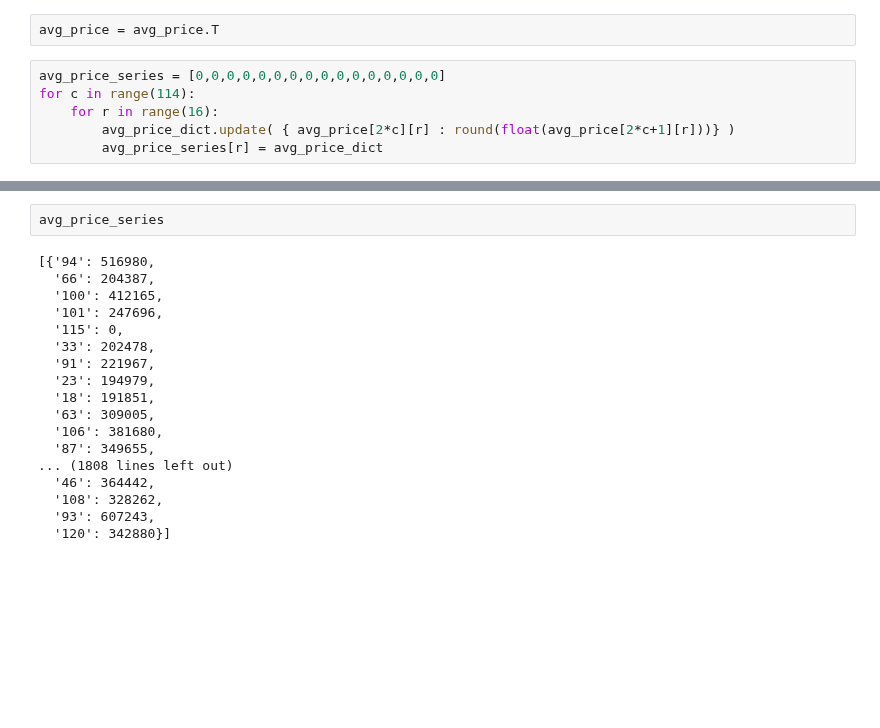
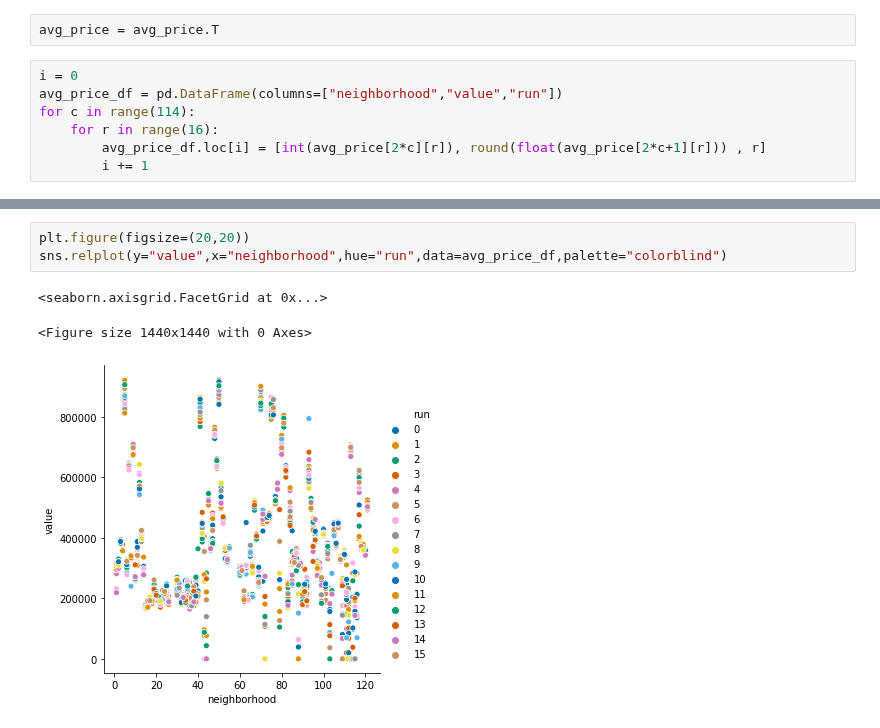
Before and after one commit to J-h-V/OpenDataDenHaag, a Jupyter notebook: Python/Verification Normal Runs.ipynb, the cells around one changed output, grey strips where cells are left out. Drawn from its saved outputs; the diff is of its cells as text; blank space fills up the shorter version.

Commit message:
Updated plots on verification of normal runs

```diff
--- a/Python/Verification Normal Runs.ipynb
+++ b/Python/Verification Normal Runs.ipynb
@@ -19,8 +19,9 @@ for r in df[df["[step]"]==40]["KPI-avg_price"]:
 # %%
 avg_price = avg_price.T
 # %%
-avg_price_series = [0,0,0,0,0,0,0,0,0,0,0,0,0,0,0,0]
+i = 0
+avg_price_df = pd.DataFrame(columns=["neighborhood","value","run"])
 for c in range(114):
     for r in range(16):
-        avg_price_dict.update( { avg_price[2*c][r] : round(float(avg_price[2*c+1][r]))} )
-        avg_price_series[r] = avg_price_dict
+        avg_price_df.loc[i] = [int(avg_price[2*c][r]), round(float(avg_price[2*c+1][r])) , r]
+        i += 1
@@ -48,20 +28,7 @@ avg_price
-# %%
-avg_price_series
-# %% [output]
-[{'94': 516980,
-  '66': 204387,
-  '100': 412165,
-  '101': 247696,
-  '115': 0,
-  '33': 202478,
-  '91': 221967,
-  '23': 194979,
-  '18': 191851,
-  '63': 309005,
-  '106': 381680,
-  '87': 349655,
-... (1808 lines left out)
-  '46': 364442,
-  '108': 328262,
-  '93': 607243,
-  '120': 342880}]
+# %%
+plt.figure(figsize=(20,20))
+sns.relplot(y="value",x="neighborhood",hue="run",data=avg_price_df,palette="colorblind")
+# %% [output]
+<seaborn.axisgrid.FacetGrid at 0x...>
+<Figure size 1440x1440 with 0 Axes>
+[figure, added]
```
Also changed, not shown: parts of 2 cells of this notebook.
